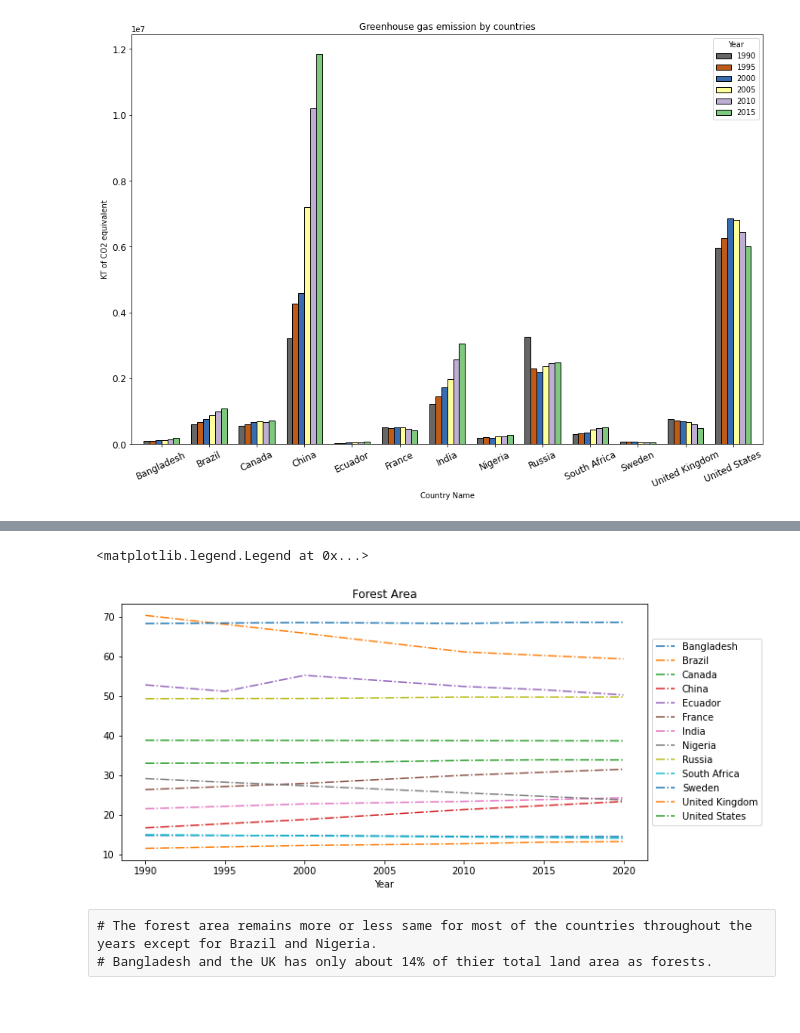
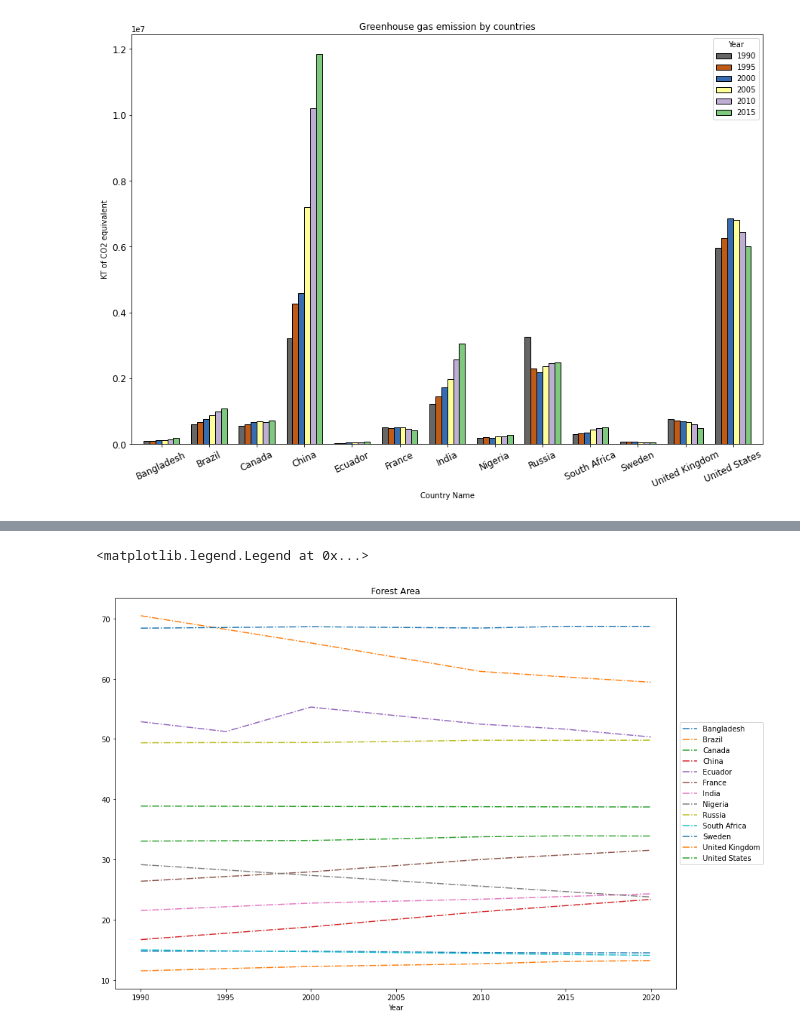
Before and after one commit to tan-lights/ADS1-Assignment-2, a Jupyter notebook: ADS1 Assignment 2 - Tanvir Ahmed.ipynb, the cells around one changed output, grey strips where cells are left out. Cells and saved outputs as stored; diff of their text form; code cells hidden in the pictures; blank space fills up the shorter version.

```diff
--- a/ADS1 Assignment 2 - Tanvir Ahmed.ipynb
+++ b/ADS1 Assignment 2 - Tanvir Ahmed.ipynb
@@ -374,12 +415,9 @@ df_forest.T.iloc[:, :]
 | 2015 | 14.468772 | 60.286715 | 38.716438 | 22.313094 | 51.615316 | 30.747484 | 23.822225 | 24.642281 | 49.761063 | 14.205121 | ... |
 | 2020 | 14.468772 | 59.417478 | 38.695513 | 23.340596 | 50.321429 | 31.509048 | 24.270228 | 23.745787 | 49.784336 | 14.055091 | ... |
 # %%
-df_forest.T.reset_index().plot('Year', countries_of_interest, linestyle ='-.', figsize=(10,5), title='Forest Area')
+df_forest.T.reset_index().plot('Year', countries_of_interest, linestyle ='-.', figsize=(14,10), title='Forest Area')
 
 plt.legend(loc='center left', bbox_to_anchor=(1.0, 0.5))
 # %% [output]
 <matplotlib.legend.Legend at 0x...>
-[figure, old version]
+[figure, new version]
-# %% [raw]
-# The forest area remains more or less same for most of the countries throughout the years except for Brazil and Nigeria.
-# Bangladesh and the UK has only about 14% of thier total land area as forests.
```
Also changed, not shown: parts of 13 cells of this notebook.
